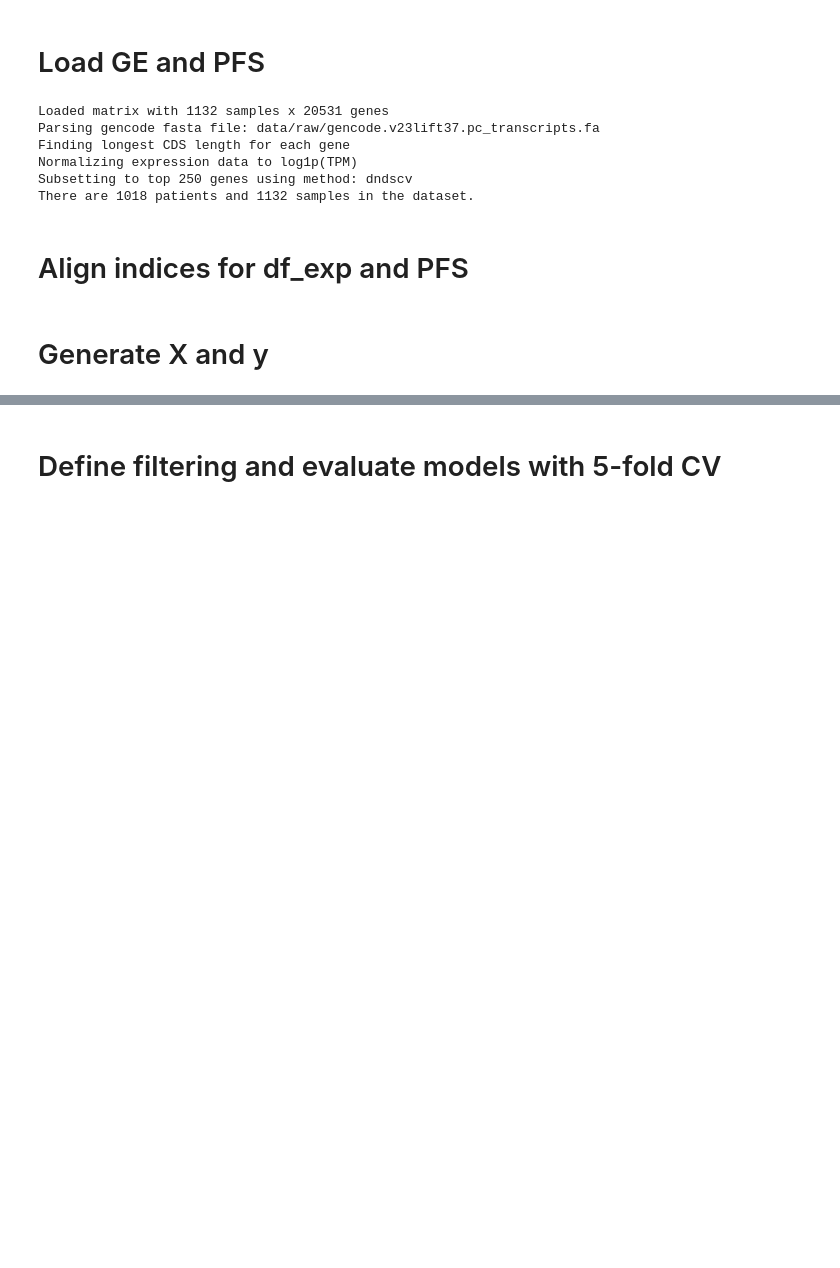
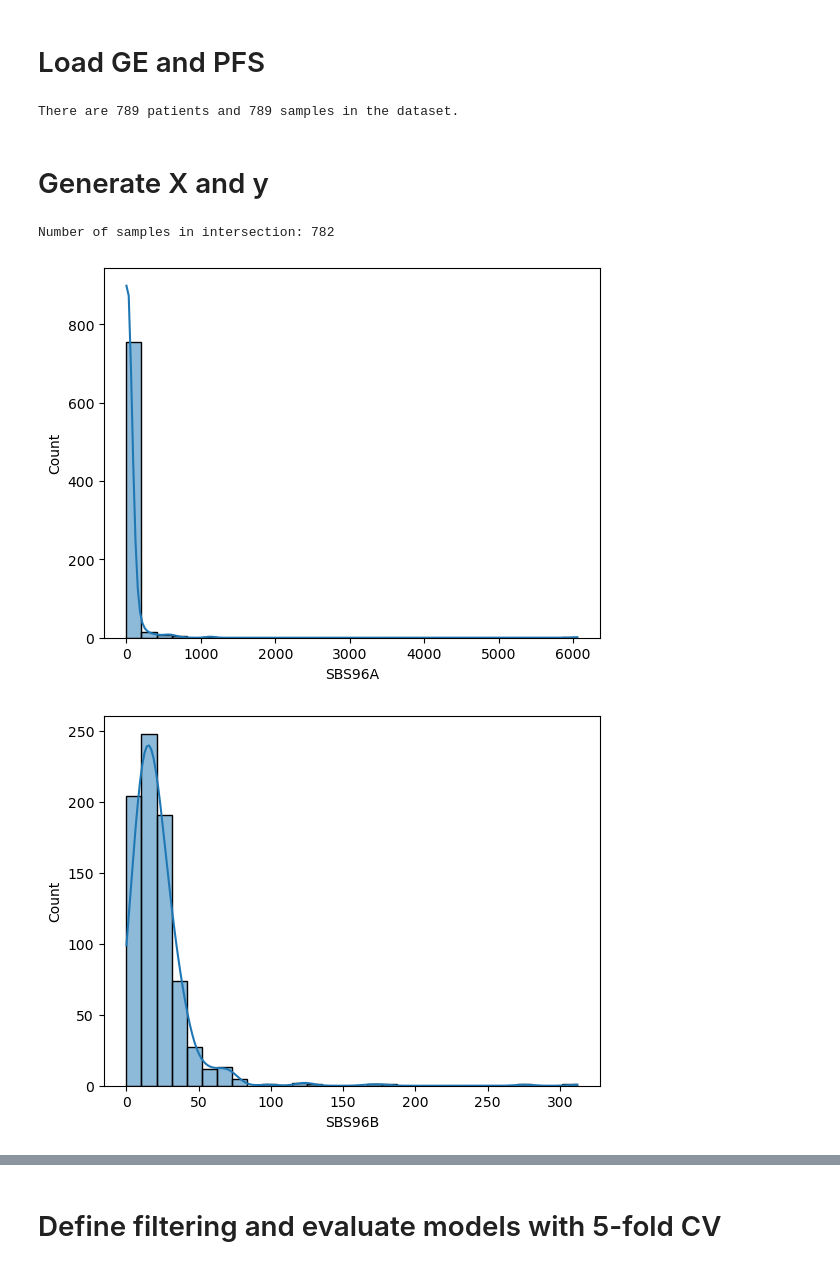
Before and after one commit to CNsquared/breast-cancer-team-1, a Jupyter notebook: project-5/notebooks/chris/mut_sig.ipynb, the cells around one changed output, grey strips where cells are left out. Saved outputs shown, nothing was run; the diff lists cells and outputs as text; code cells hidden in the pictures; blank space fills up the shorter version.

```diff
--- a/project-5/notebooks/chris/mut_sig.ipynb
+++ b/project-5/notebooks/chris/mut_sig.ipynb
@@ -21,24 +20,15 @@ Current working directory: /home/chris/code/ucsd/beng285/breast-cancer-team-1/pr
 # %% [markdown]
 <h1>Load GE and PFS</h1>
 # %%
-GEP = GeneExpPreprocessor(auto_preprocess=False, top_N=250)
-GEP._load_expr()
-GEP._log1p_tpm_normalization()
-GEP._subset()
-all_exp = GEP.get_df()
+df_sig = pd.read_csv('/home/chris/code/ucsd/beng285/breast-cancer-team-1/project-5/data/raw/SBS96_S4_NMF_Activities.txt', sep='\t', index_col=0)
 
 metadata = pd.read_csv('data/raw/brca_tcga_pan_can_atlas_2018_clinical_data_PAM50_subype_and_progression_free_survival.tsv', sep='\t', index_col=[1,2])
 pfs = metadata['Progress Free Survival (Months)']
+# drop sample id column
+pfs = pfs.reset_index().drop(columns='Sample ID').set_index('Patient ID')
 
-n_patients = all_exp.index.get_level_values("patient_id").nunique()
-n_samples = all_exp.index.get_level_values("sample_id").nunique()
+n_patients = df_sig.index.nunique()
+n_samples = df_sig.shape[0]
 print(f"There are {n_patients} patients and {n_samples} samples in the dataset.")
 # %% [output]
-Loaded matrix with 1132 samples x 20531 genes
-Parsing gencode fasta file: data/raw/gencode.v23lift37.pc_transcripts.fa
-Finding longest CDS length for each gene
-Normalizing expression data to log1p(TPM)
-Subsetting to top 250 genes using method: dndscv
-There are 1018 patients and 1132 samples in the dataset.
+There are 789 patients and 789 samples in the dataset.
-# %% [markdown]
-<h1>Align indices for df_exp and PFS</h2>
@@ -61,18 +35,31 @@ df_exp.index = new_index
 # %% [markdown]
 <h1>Generate X and y</h1>
 # %%
-X = df_exp.copy()
+X = df_sig.copy()
 
 # remove samples with nan pfs values
 pfs = pfs.dropna()
 
 # get intersection of samples in X and pfs
 intersection_samples = X.index.intersection(pfs.index)
+print(f"Number of samples in intersection: {len(intersection_samples)}")
 
 # filter to keep only samples in the intersection
 X = X.loc[intersection_samples]
 pfs = pfs.loc[intersection_samples]
-y = list(pfs)
 
-# convert pfs to log1p scale
-y = np.log1p(y)
+# convert X to log1p
+X_log1p = np.log1p(X)
+
+# get bool of whether pfs is greater than 5 years
+y = pfs > 5 * 12
+y = list(y['Progress Free Survival (Months)'])
+# %% [output]
+Number of samples in intersection: 782
+# %%
+for col in X.columns:
+    sns.histplot(X.loc[:,col], bins=30, kde=True)
+    plt.show()
+# %% [output]
+[figure, added]
+[figure, added]
```
Also changed, not shown: parts of 15 cells of this notebook.
